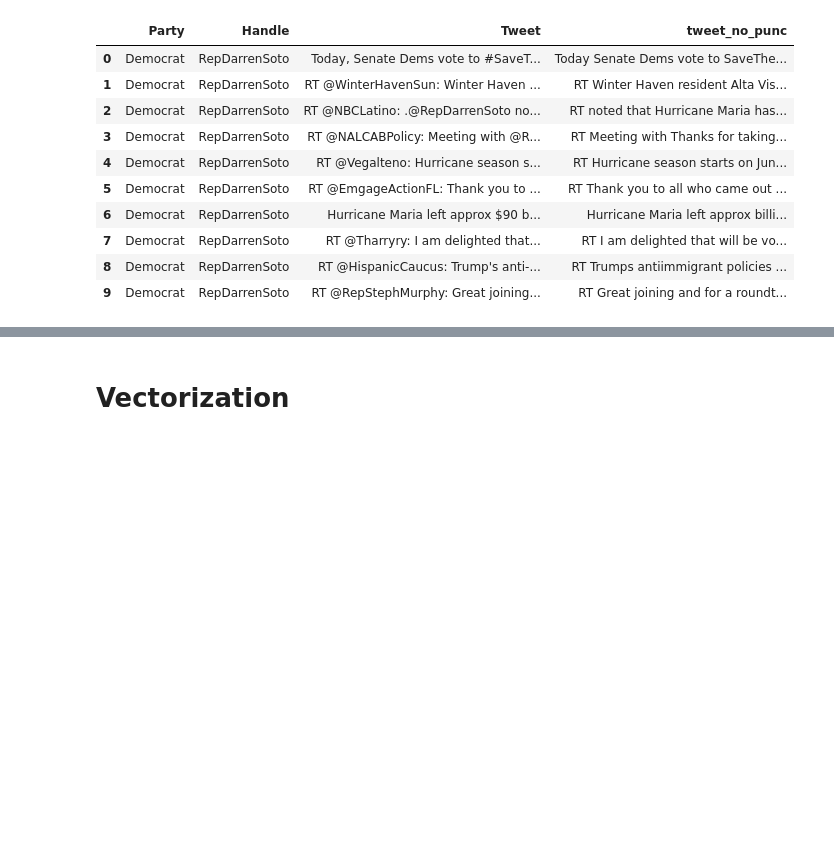
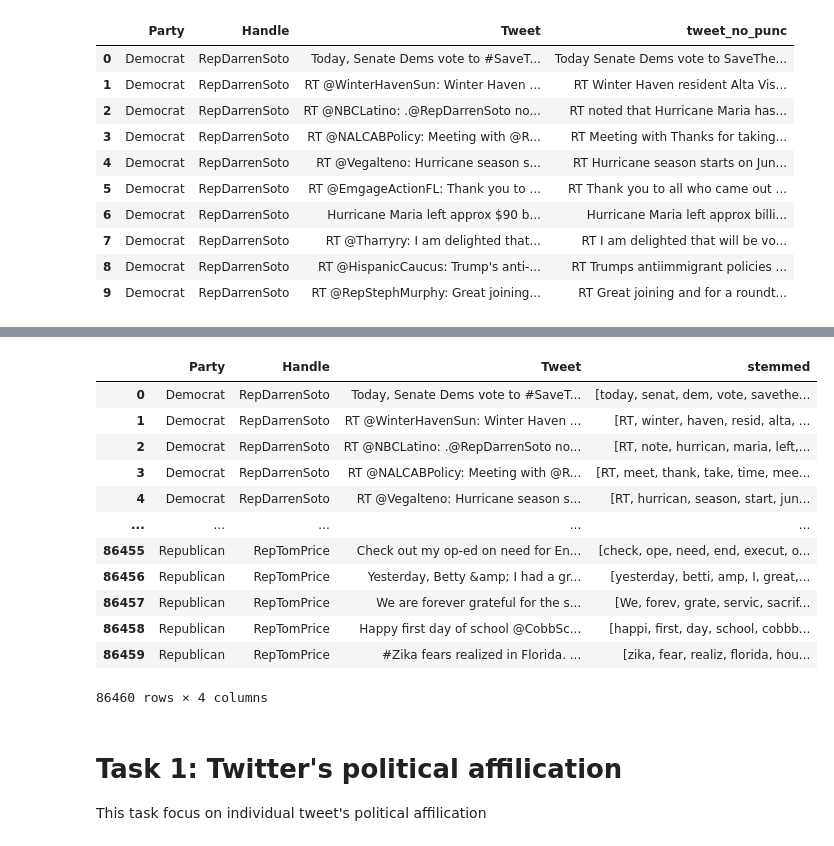
Before and after one commit to r0b3rt24/PoliIdeaClassify, a Jupyter notebook: project.ipynb, the cells around one changed output, grey strips where cells are left out. Drawn from its saved outputs; the diff is of its cells as text; code cells hidden in the pictures; blank space fills up the shorter version.

```diff
--- a/project.ipynb
+++ b/project.ipynb
@@ -157,5 +159,25 @@ wn = nltk.WordNetLemmatizer()
 def lemmatizer(t):
     t = [wn.lemmatize(w) for w in t]
     return t
-# %% [markdown]
-# Vectorization
+# %%
+# first we clean our existing raw data table
+df = raw_data.copy()
+# %%
+df.drop(['tweet_no_punc', 'tokenized', 'no_stop_words'], axis=1)
+# %% [output]
+|  | Party | Handle | Tweet | stemmed |
+| 0 | Democrat | RepDarrenSoto | Today, Senate Dems vote to #SaveT... | [today, senat, dem, vote, savethe... |
+| 1 | Democrat | RepDarrenSoto | RT @WinterHavenSun: Winter Haven ... | [RT, winter, haven, resid, alta, ... |
+| 2 | Democrat | RepDarrenSoto | RT @NBCLatino: .@RepDarrenSoto no... | [RT, note, hurrican, maria, left,... |
+| 3 | Democrat | RepDarrenSoto | RT @NALCABPolicy: Meeting with @R... | [RT, meet, thank, take, time, mee... |
+| 4 | Democrat | RepDarrenSoto | RT @Vegalteno: Hurricane season s... | [RT, hurrican, season, start, jun... |
+| ... | ... | ... | ... | ... |
+| 86455 | Republican | RepTomPrice | Check out my op-ed on need for En... | [check, ope, need, end, execut, o... |
+| 86456 | Republican | RepTomPrice | Yesterday, Betty &amp; I had a gr... | [yesterday, betti, amp, I, great,... |
+| 86457 | Republican | RepTomPrice | We are forever grateful for the s... | [We, forev, grate, servic, sacrif... |
+| 86458 | Republican | RepTomPrice | Happy first day of school @CobbSc... | [happi, first, day, school, cobbb... |
+| 86459 | Republican | RepTomPrice | #Zika fears realized in Florida. ... | [zika, fear, realiz, florida, hou... |
+86460 rows × 4 columns
+# %% [markdown]
+# Task 1: Twitter's political affilication
+This task focus on individual tweet's political affilication
```
Also changed, not shown: parts of 7 cells of this notebook.
